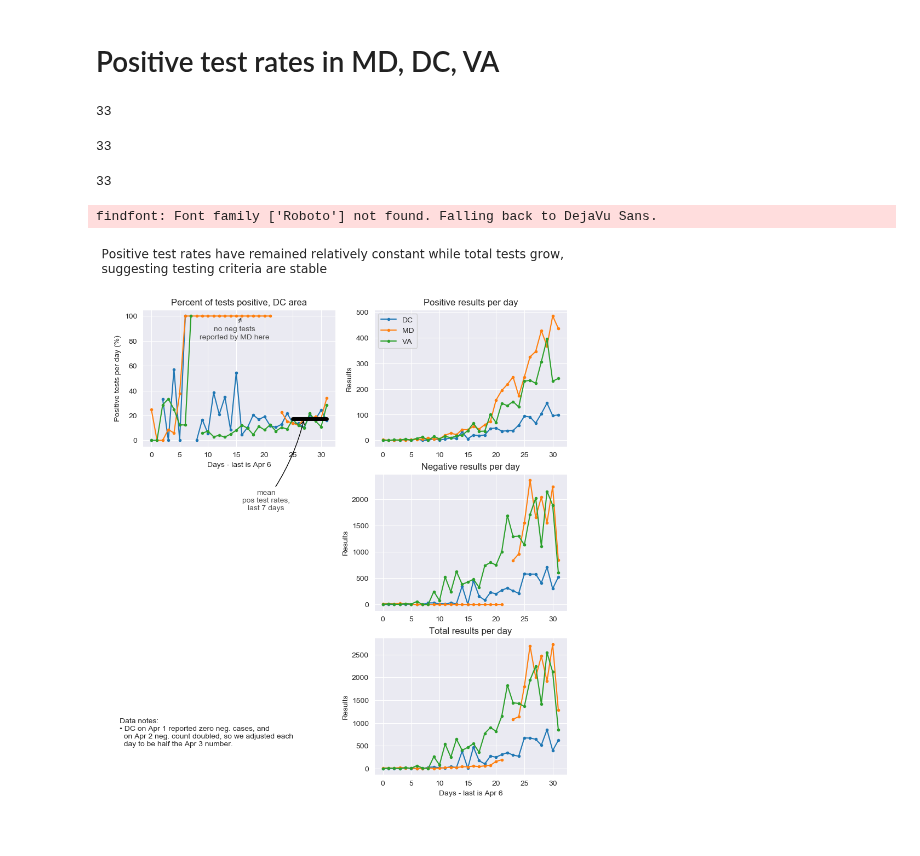
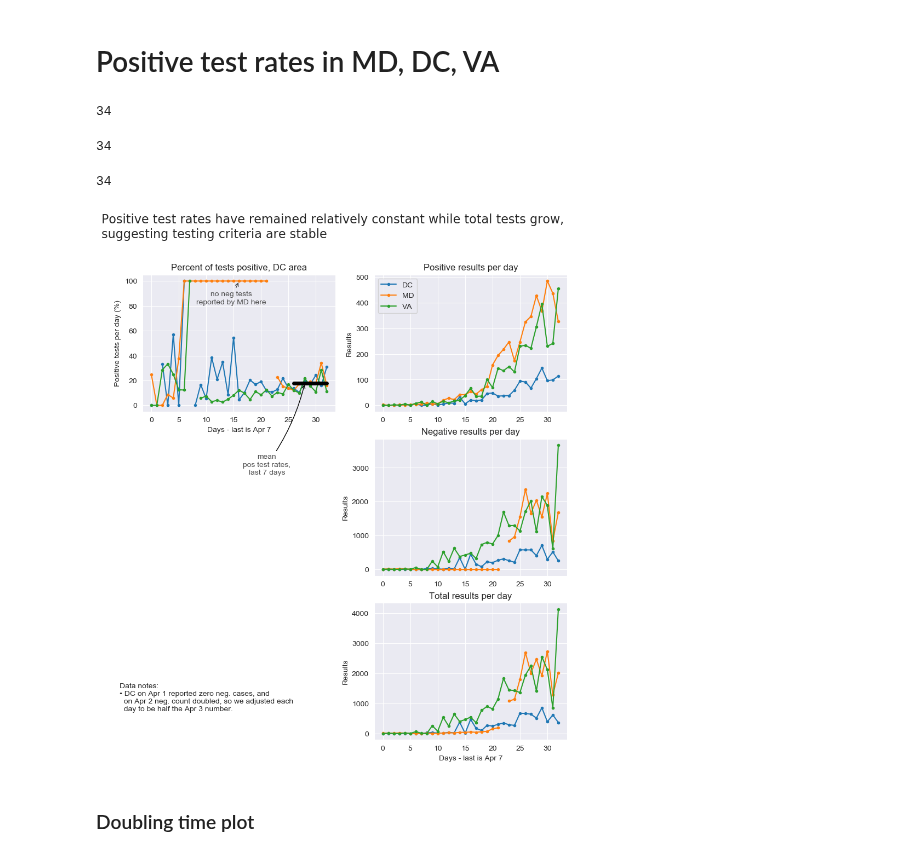
Before and after one commit to histed/DC-area-coronavirus-tracking, a Jupyter notebook: 200401-MH-HG-Covidtracking.ipynb, the cells around one changed output. Cells and saved outputs as stored; diff of their text form; code cells hidden in the pictures.

```diff
--- a/200401-MH-HG-Covidtracking.ipynb
+++ b/200401-MH-HG-Covidtracking.ipynb
@@ -193,7 +193,7 @@ for state in ['DC']:
 # Positive test rates in MD, DC, VA
 # %%
 from argparse import Namespace
-daylabel = 'Days - last is Apr 6'
+daylabel = 'Days - last is Apr 7'
 fig = plt.figure(figsize=r_[1,0.75]*[2,3]*5, dpi=100)
 gs = mpl.gridspec.GridSpec(3,2)
 
@@ -247,35 +247,36 @@ for state in ['DC', 'MD', 'VA']:
     display(len(dd.posV))
     pH = ax.plot(dd.pdV, '.-', label=state)
     pH = ax2.plot(dd.ndV, '.-', label=state)
     pH = ax3.plot(dd.ndV+dd.pdV, '.-', label=state)
 ax.legend()
 ax.set_title('Positive results per day')
 ax.set_ylabel('Results')
 
 ax2.set_title('Negative results per day')
 ax2.set_ylabel('Results')
 
 ax3.set_title('Total results per day')
 ax3.set_ylabel('Results')
 ax3.set_xlabel(daylabel)
 
 fig.suptitle('Positive test rates have remained relatively constant while total tests grow,\n'
              'suggesting testing criteria are stable',
              fontsize=16, fontname='Roboto', fontweight='light',
              x=0.05, ha='left', va='top')
 
 ax3.annotate('Data notes:\n'
              '• DC on Apr 1 reported zero neg. cases, and \n  on Apr 2 neg. count doubled, so we adjusted each\n  day to be half the Apr 3 number.',
               xy=(0.05,0.1), xycoords='figure fraction')
 
 doSave = True
 if doSave:
     fig.savefig('./fig-output/testing-%s.png'%datestr,
             dpi=300, bbox_inches='tight', pad_inches=0.5)
             #bbox_inches=r_[0,0,10,15])#,
 # %% [output]
-33
+34
-33
+34
-33
+34
-findfont: Font family ['Roboto'] not found. Falling back to DejaVu Sans.
-[figure, old version]
+[figure, new version]
+# %% [markdown]
+### Doubling time plot
```
Also changed, not shown: parts of 9 cells of this notebook, 10 other files.
